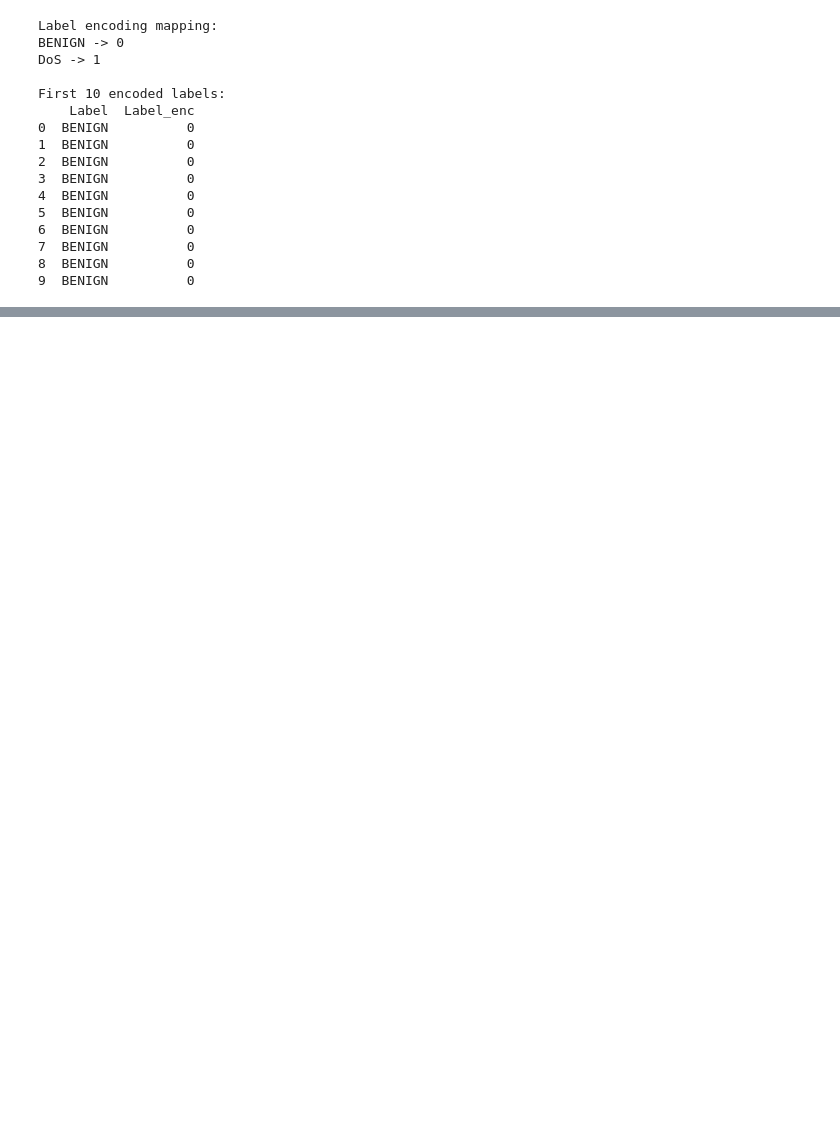
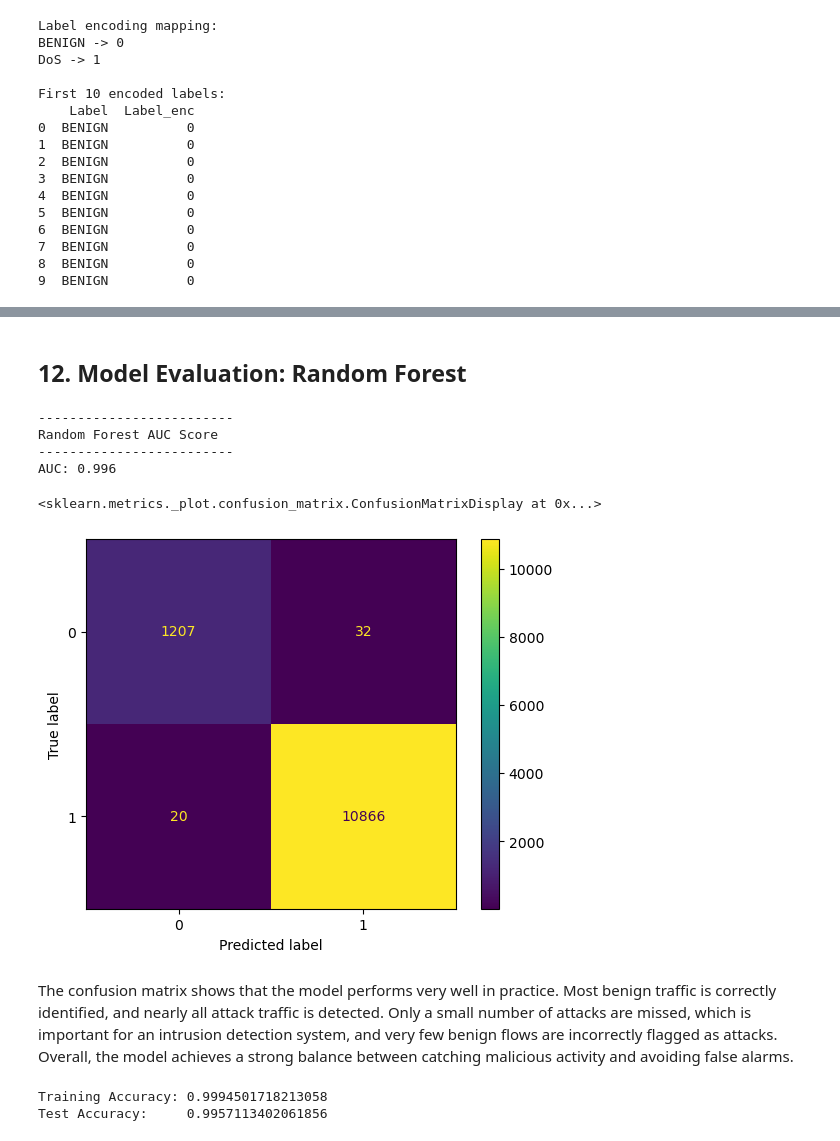
Before and after one commit to camzil/ML, a Jupyter notebook: Machine Learning Project/IDS ML Model.ipynb, the cells around one changed output, grey strips where cells are left out. Drawn from its saved outputs; the diff is of its cells as text; code cells hidden in the pictures; blank space fills up the shorter version.

Commit message:
Finalized Data Pre-Proccesing/ Feature Engineering + Model Selection

```diff
--- a/Machine Learning Project/IDS ML Model.ipynb
+++ b/Machine Learning Project/IDS ML Model.ipynb
@@ -447,0 +524,7 @@ First 10 encoded labels:
+# %%
+# Performing feature standardization
+import numpy as np
+scaler=StandardScaler()
+scaler.fit(X_train)
+X_train= scaler.transform(X_train)
+X_test = scaler.transform(X_test)
@@ -447,0 +547,6 @@ First 10 encoded labels:
+# %%
+# Performing PCA for feature extraction
+pca = PCA(n_components=0.95, random_state=42)
+
+X_train = pca.fit_transform(X_train)
+X_test  = pca.transform(X_test)
@@ -447,0 +627,28 @@ First 10 encoded labels:
+# %%
+# Creating RandomForest Classifier
+rf_classifier = RandomForestClassifier(
+    n_estimators=150,     # number of trees
+    random_state=42,
+    n_jobs=-1            # use all CPU cores
+)
+
+# Fitting the classifier using the training dataset
+rf_classifier.fit(X_train, y_train)
+
+# Making predictions using X_test
+pred_rf = rf_classifier.predict(X_test)
+
+# Computing the measures
+acc_rf = accuracy_score(y_test, pred_rf)
+f1_rf = f1_score(y_test, pred_rf)
+precision_rf = precision_score(y_test, pred_rf)
+recall_rf = recall_score(y_test, pred_rf)
+
+# Displaying the measures
+print('-' * 25)
+print('Random Forest Model')
+print('-' * 25)
+print('Accuracy: {:.3f}'.format(acc_rf))
+print('Precision: {:.3f}'.format(precision_rf))
+print('Recall: {:.3f}'.format(recall_rf))
+print('F1-score: {:.3f}'.format(f1_rf))
@@ -447,0 +767,39 @@ First 10 encoded labels:
+# %% [markdown]
+## 12. Model Evaluation: Random Forest
+# %%
+# Random Forest Classifier had the best result out of all the other models, so we're measuring it's AUC, to ensure efficiency
+# AUC for RandomForest Classifier
+y_proba_pos= rf_classifier.predict_proba(X_test)[:,1]
+# Computing AUC
+auc = roc_auc_score(y_test, y_proba_pos)
+print('-'*25)
+print('Random Forest AUC Score')
+print('-' * 25)
+print('AUC: {:.3f}'.format(auc))
+# %% [output]
+-------------------------
+Random Forest AUC Score
+-------------------------
+AUC: 0.996
+# %%
+# Create a Confusion Matrix for Rf Classifier using the test dataset
+ConfusionMatrixDisplay.from_estimator(rf_classifier, X_test, y_test)
+# %% [output]
+<sklearn.metrics._plot.confusion_matrix.ConfusionMatrixDisplay at 0x...>
+[figure, added]
+# %% [markdown]
+The confusion matrix shows that the model performs very well in practice. Most benign traffic is correctly identified, and nearly all attack traffic is detected. Only a small number of attacks are missed, which is important for an intrusion detection system, and very few benign flows are incorrectly flagged as attacks. Overall, the model achieves a strong balance between catching malicious activity and avoiding false alarms.
+# %%
+# Training accuracy
+train_pred = rf_classifier.predict(X_train)
+train_acc = accuracy_score(y_train, train_pred)
+
+# Test accuracy
+test_pred = rf_classifier.predict(X_test)
+test_acc = accuracy_score(y_test, test_pred)
+
+print("Training Accuracy:", train_acc)
+print("Test Accuracy:    ", test_acc)
+# %% [output]
+Training Accuracy: 0.9994501718213058
+Test Accuracy:     0.9957113402061856
```
Also changed, not shown: parts of 24 cells of this notebook, 3 other files.
